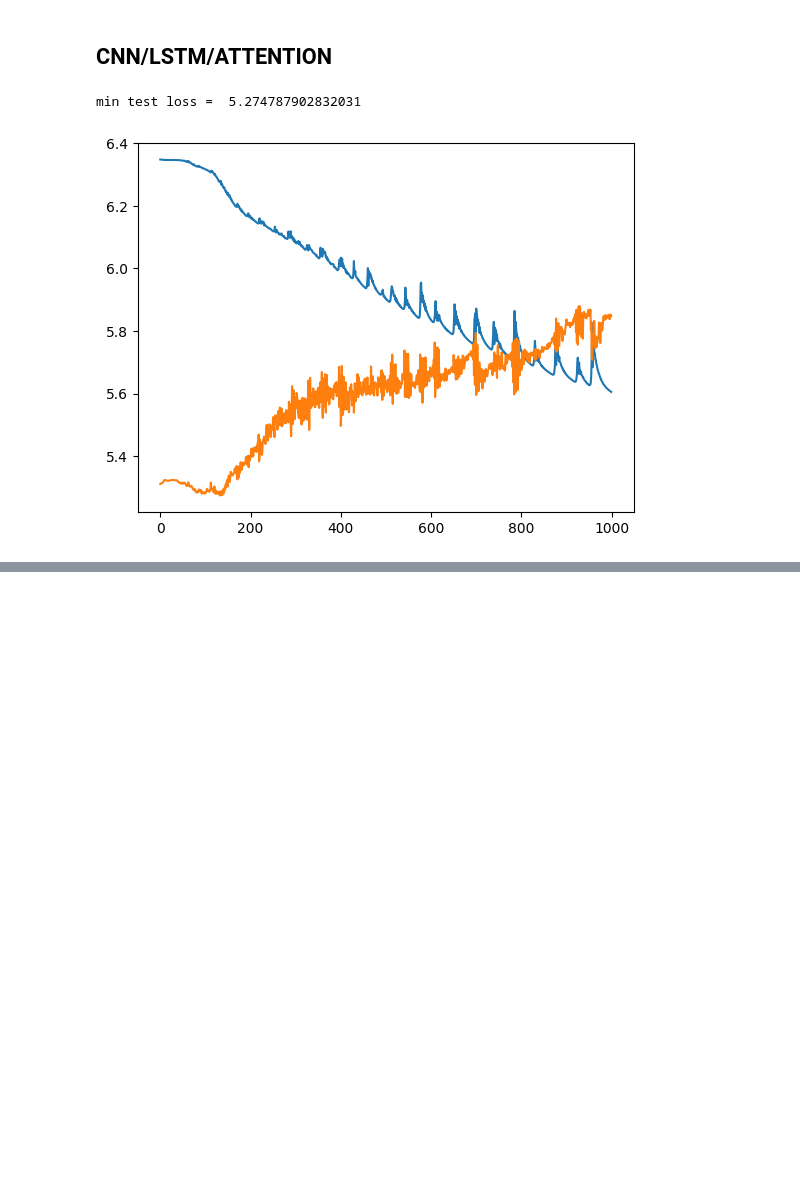
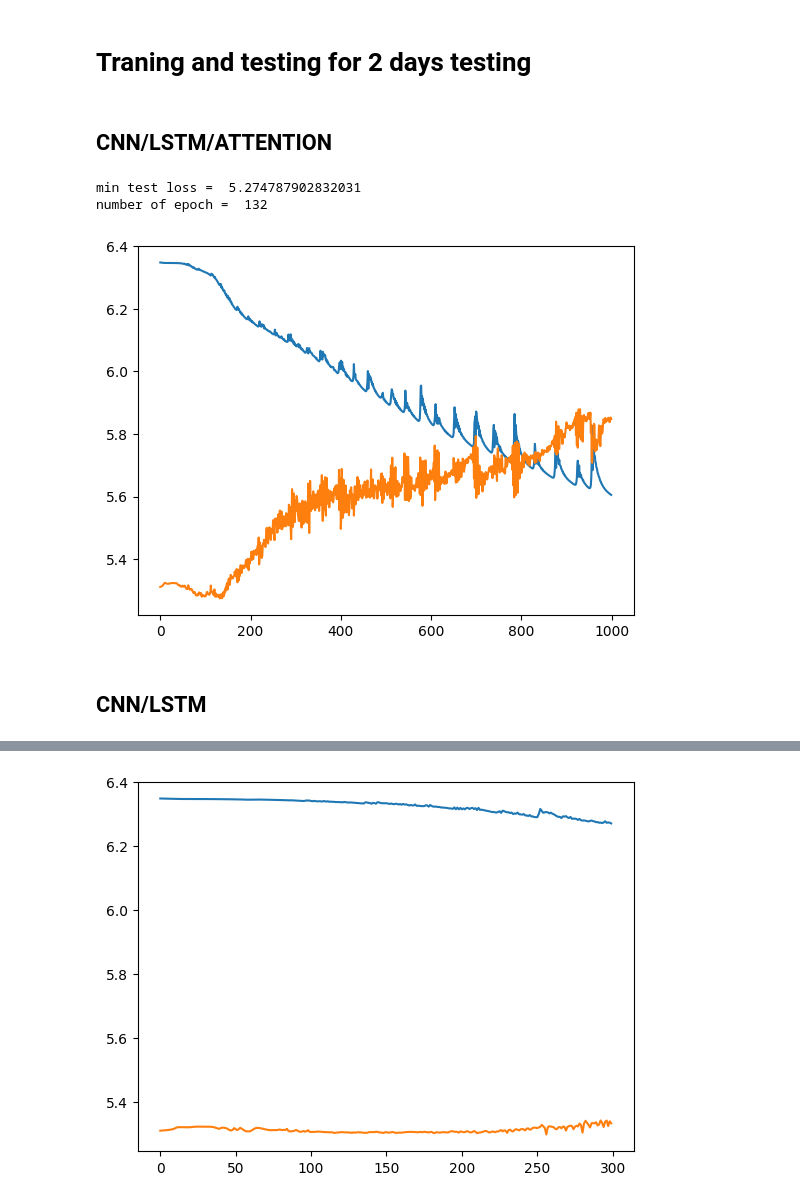
Before and after one commit to LucasTexier/Optiver_challenge, a Jupyter notebook: testing_model.ipynb, the cells around one changed output, grey strips where cells are left out. Drawn from its saved outputs; the diff is of its cells as text; code cells hidden in the pictures; blank space fills up the shorter version.

Commit message:
visua

```diff
--- a/testing_model.ipynb
+++ b/testing_model.ipynb
@@ -1,6 +1,8 @@
 # %%
 import numpy as np
 import matplotlib.pyplot as plt
+# %% [markdown]
+# Traning and testing for 2 days testing
 # %% [markdown]
 ## CNN/LSTM/ATTENTION
 # %%
@@ -12,11 +14,31 @@ train_loss = np.load(train_path)
 
 test_loss = np.load(test_path)
 
-print('min test loss = ',test_loss.min(),prin)
+print('min test loss = ',test_loss.min())
+print('number of epoch = ',test_loss.argmin())
 
 plt.plot(train_loss)
 plt.plot(test_loss)
 plt.show()
 # %% [output]
 min test loss =  5.274787902832031
+number of epoch =  132
 [figure]
+# %% [markdown]
+## CNN/LSTM
+# %%
+test_path = '/Users/bagafoufabrice/Documents/MINES_ALES/Testloss_LSTMCNN.npy'
+train_path = '/Users/bagafoufabrice/Documents/MINES_ALES/Trainloss_LSTMCNN.npy'
+
+train_loss = np.load(train_path)
+
+
+test_loss = np.load(test_path)
+
+print('min test loss = ',test_loss.min())
+print('number of epoch = ',test_loss.argmin())
+
+plt.plot(train_loss)
+plt.plot(test_loss)
+plt.show()
+# %% [output]
@@ -22,0 +47 @@ min test loss =  5.274787902832031
+[figure, added]
```
Also changed, not shown: parts of 5 cells of this notebook.
